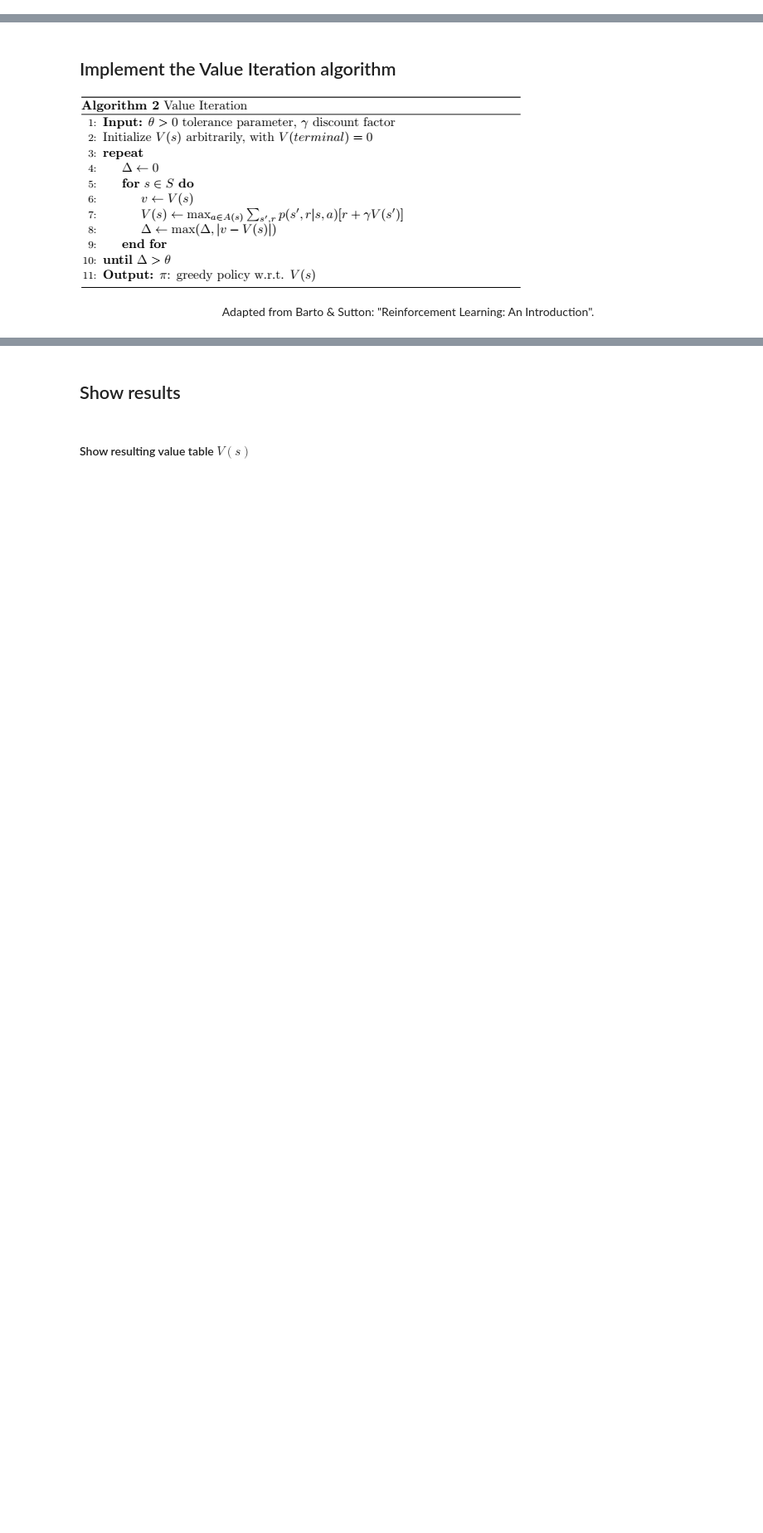
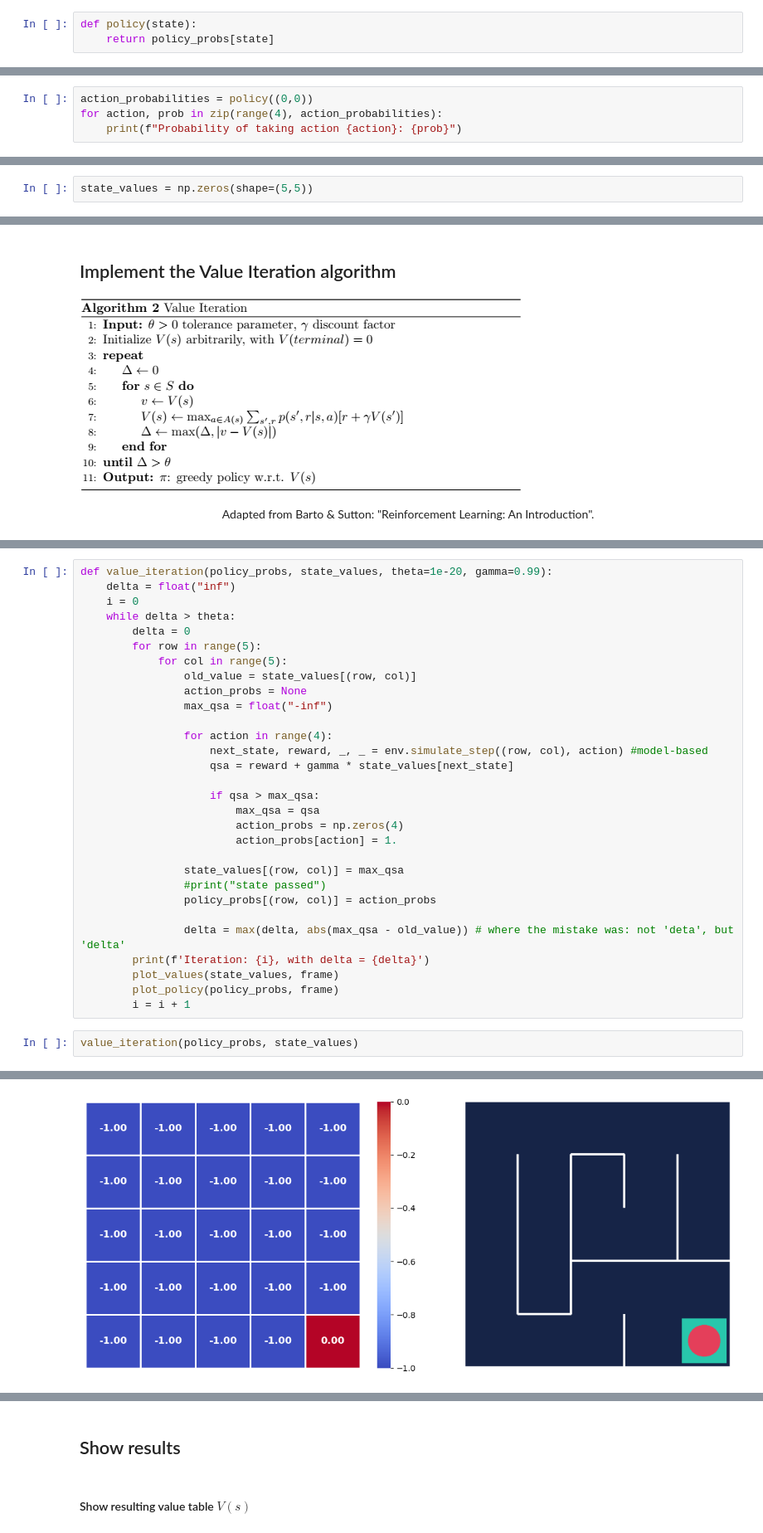
Before and after one commit to bonaldli/Decision-Making-Reinforcement-Learning-Uni-Koeln, a Jupyter notebook: Coding_Lab/Section_3_value_iteration.ipynb, the cells around one changed output, grey strips where cells are left out. Shown at 83% size. Saved outputs shown, nothing was run; the diff lists cells and outputs as text; blank space fills up the shorter version.

```diff
--- a/Coding_Lab/Section_3_value_iteration.ipynb
+++ b/Coding_Lab/Section_3_value_iteration.ipynb
@@ -30,2 +93,5 @@ Number of actions:4
+# %%
+def policy(state):
+    return policy_probs[state]
 # %% [markdown]
 #### Test the policy with state (0, 0)
@@ -37,0 +98,4 @@ Probability of taking action 3: 0.25
+# %%
+action_probabilities = policy((0,0))
+for action, prob in zip(range(4), action_probabilities):
+    print(f"Probability of taking action {action}: {prob}")
@@ -49,5 +120,7 @@ Probability of taking action 3: 0.25
 ## Define value table $V(s)$
 # %% [markdown]
 #### Create the $V(s)$ table
+# %%
+state_values = np.zeros(shape=(5,5))
 # %% [markdown]
 #### Plot $V(s)$
@@ -73,0 +142,33 @@ NameError: name 'action_probs' is not defined
+# %%
+def value_iteration(policy_probs, state_values, theta=1e-20, gamma=0.99):
+    delta = float("inf")
+    i = 0
+    while delta > theta:
+        delta = 0
+        for row in range(5):
+            for col in range(5):
+                old_value = state_values[(row, col)]
+                action_probs = None
+                max_qsa = float("-inf")
+
+                for action in range(4):
+                    next_state, reward, _, _ = env.simulate_step((row, col), action) #model-based
+                    qsa = reward + gamma * state_values[next_state]
+
+                    if qsa > max_qsa:
+                        max_qsa = qsa
+                        action_probs = np.zeros(4)
+                        action_probs[action] = 1.
+
+                state_values[(row, col)] = max_qsa
+                #print("state passed")
+                policy_probs[(row, col)] = action_probs
+
+                delta = max(delta, abs(max_qsa - old_value)) # where the mistake was: not 'deta', but 'delta'
+        print(f'Iteration: {i}, with delta = {delta}')
+        plot_values(state_values, frame)
+        plot_policy(policy_probs, frame)
+        i = i + 1
+# %%
+value_iteration(policy_probs, state_values)
+# %% [output]
@@ -73,0 +193 @@ NameError: name 'action_probs' is not defined
+[figure, added]
```
Also changed, not shown: parts of 27 cells of this notebook.
